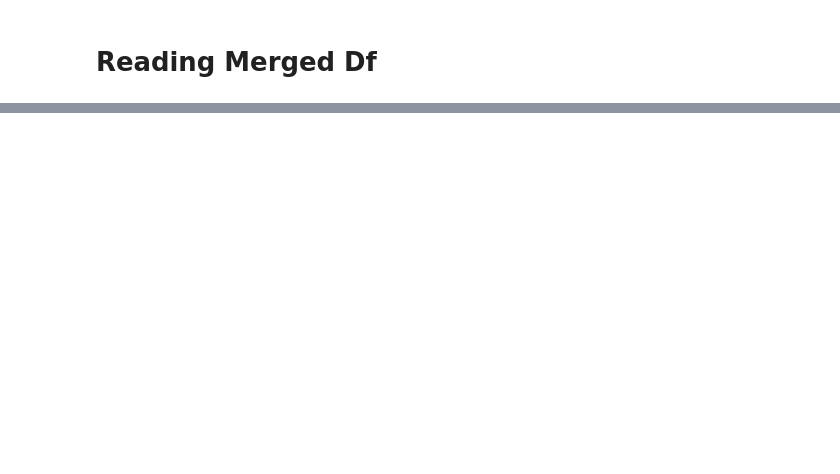
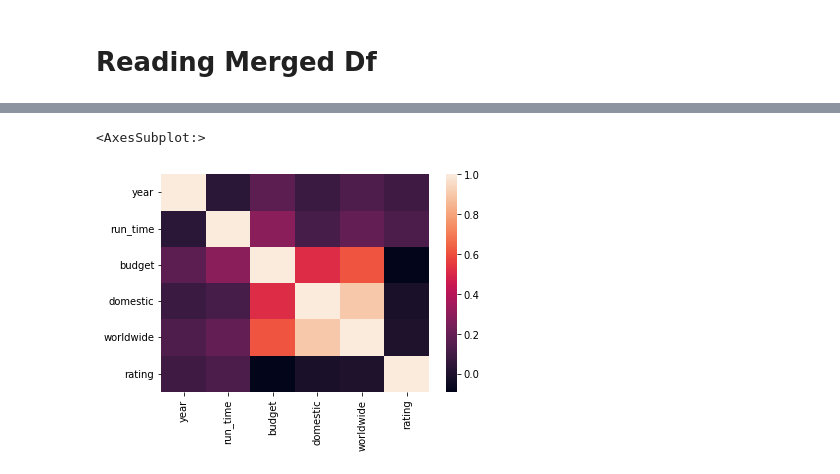
Before and after one commit to sansanity/CS4050-NB, a Jupyter notebook: INITIAL_DATA_CLEANING.ipynb, the cells around one changed output, grey strips where cells are left out. Drawn from its saved outputs; the diff is of its cells as text; code cells hidden in the pictures; blank space fills up the shorter version.

```diff
--- a/INITIAL_DATA_CLEANING.ipynb
+++ b/INITIAL_DATA_CLEANING.ipynb
@@ -297,3 +303,7 @@ merged_df.dropna()
 # merged_df.to_csv("merged_df.csv")
 # %% [markdown]
 # Reading Merged Df
+# %%
+train0df = pd.read_csv(r"C:\Users\WeeKe\Desktop\merged_df.csv")
+# %%
+train0df.drop(columns = ["Unnamed: 0"], inplace=True) # dropping index
@@ -299,0 +348,10 @@ merged_df.dropna()
+# %%
+corr = train0df.corr()
+
+# plot the heatmap
+sns.heatmap(corr,
+        xticklabels=corr.columns,
+        yticklabels=corr.columns)
+# %% [output]
+<AxesSubplot:>
+[figure, added]
```
Also changed, not shown: parts of 10 cells of this notebook.
